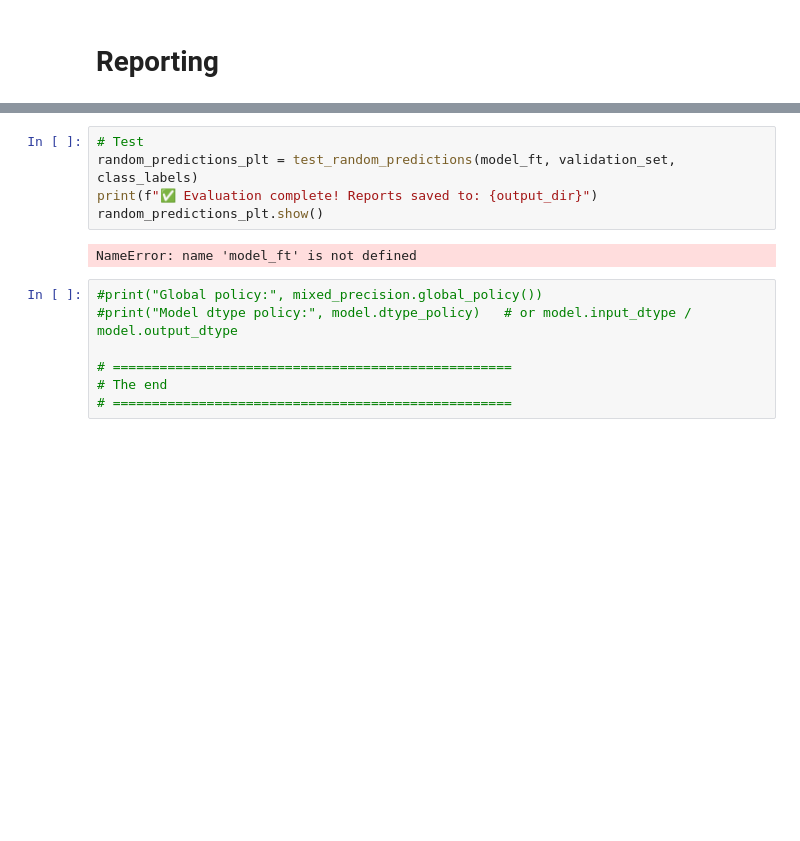
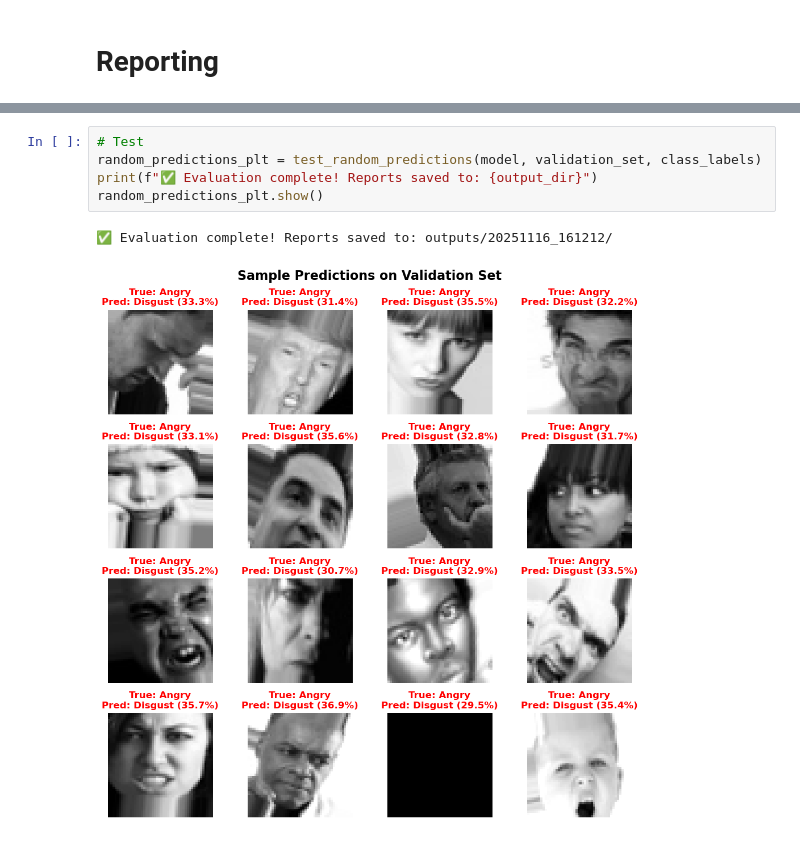
Before and after one commit to frankletsbe/IAT_Deeplearning, a Jupyter notebook: Project/emotion_recognition_final.ipynb, the cells around one changed output, grey strips where cells are left out. Drawn from its saved outputs; the diff is of its cells as text; blank space fills up the shorter version.

```diff
--- a/Project/emotion_recognition_final.ipynb
+++ b/Project/emotion_recognition_final.ipynb
@@ -1521,14 +1476,8 @@ True: Angry → Pred: Disgust (Confidence: 16.47%)
 # %%
 # Test
-random_predictions_plt = test_random_predictions(model_ft, validation_set, class_labels)
+random_predictions_plt = test_random_predictions(model, validation_set, class_labels)
 print(f"✅ Evaluation complete! Reports saved to: {output_dir}")
 random_predictions_plt.show()
 # %% [output]
-NameError: name 'model_ft' is not defined
+✅ Evaluation complete! Reports saved to: outputs/20251116_161212/
+[figure, added]
-# %%
-#print("Global policy:", mixed_precision.global_policy())
-#print("Model dtype policy:", model.dtype_policy)   # or model.input_dtype / model.output_dtype
-
-# ===================================================
-# The end
-# ===================================================
```
Also changed, not shown: parts of 13 cells of this notebook, 1 other file.
